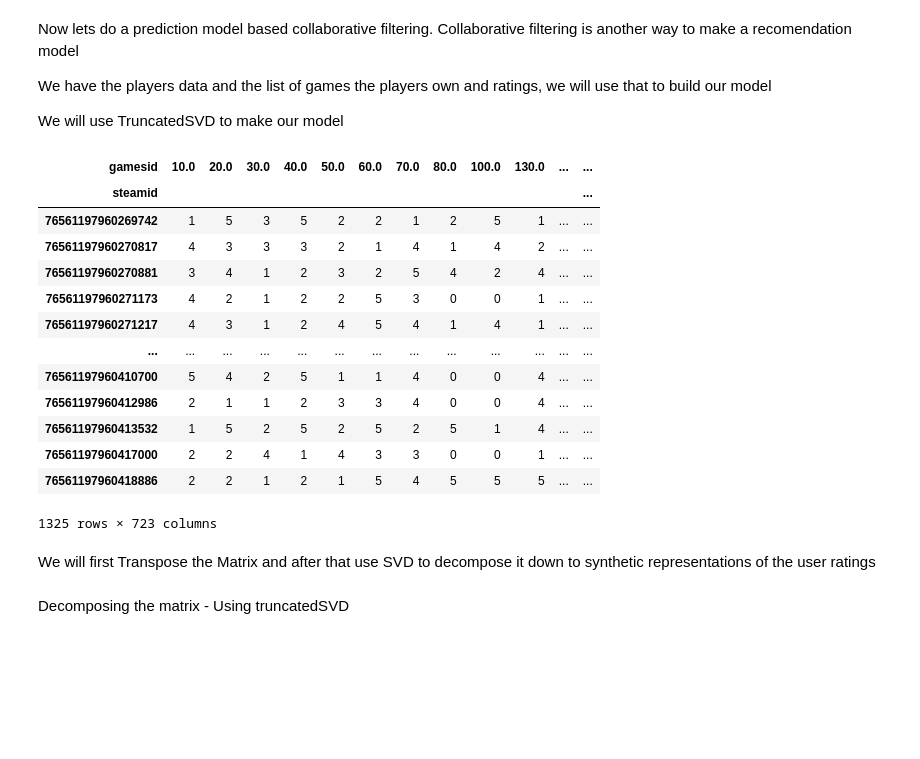
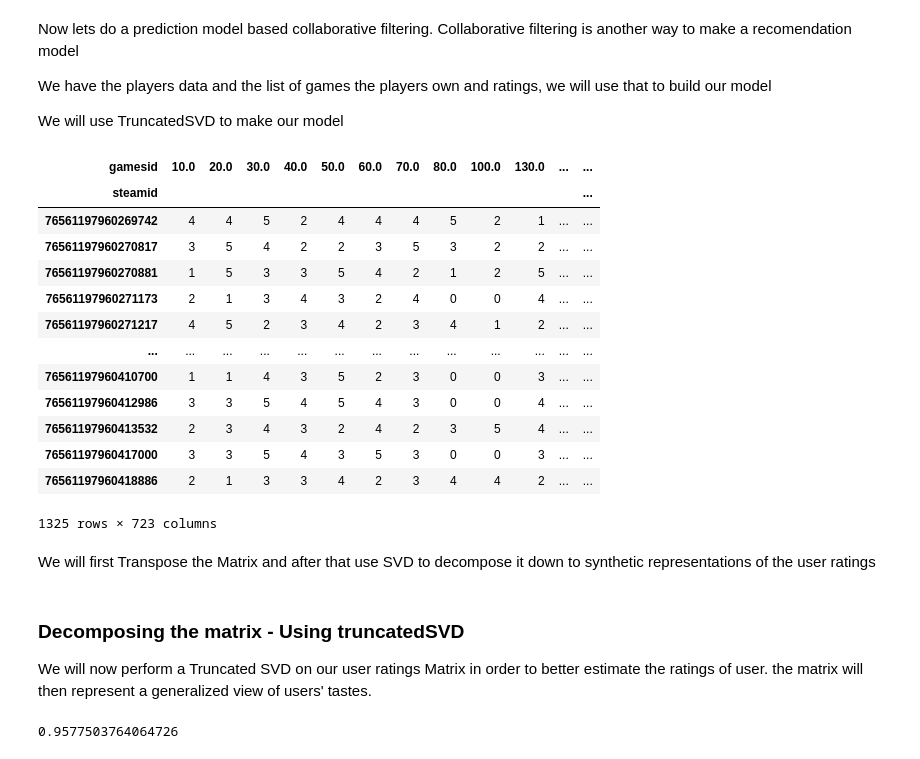
Before and after one commit to bryan9898/1015, a Jupyter notebook: Main/GameRec.ipynb, the cells around one changed output. Drawn from its saved outputs; the diff is of its cells as text; code cells hidden in the pictures; blank space fills up the shorter version.

Commit message:
Using truncatedSVD to predict user's  game taste

```diff
--- a/Main/GameRec.ipynb
+++ b/Main/GameRec.ipynb
@@ -129,32 +168,37 @@ We will use TruncatedSVD to make our model
 # %%
-userData = pd.read_csv("../SteamUserData/PlayerGames_Cleaned.csv")
-
+userData = pd.read_csv("../SteamUserData/PlayerGames.csv")
 
 rating_crosstab = userData.pivot_table(values='rating', index='steamid', columns='gamesid', fill_value=0)
 rating_crosstab
 # %% [output]
 | gamesid | 10.0 | 20.0 | 30.0 | 40.0 | 50.0 | 60.0 | 70.0 | 80.0 | 100.0 | 130.0 | ... | ... |
 | steamid |  |  |  |  |  |  |  |  |  |  |  | ... |
-| 76561197960269742 | 1 | 5 | 3 | 5 | 2 | 2 | 1 | 2 | 5 | 1 | ... | ... |
-| 76561197960270817 | 4 | 3 | 3 | 3 | 2 | 1 | 4 | 1 | 4 | 2 | ... | ... |
-| 76561197960270881 | 3 | 4 | 1 | 2 | 3 | 2 | 5 | 4 | 2 | 4 | ... | ... |
-| 76561197960271173 | 4 | 2 | 1 | 2 | 2 | 5 | 3 | 0 | 0 | 1 | ... | ... |
-| 76561197960271217 | 4 | 3 | 1 | 2 | 4 | 5 | 4 | 1 | 4 | 1 | ... | ... |
+| 76561197960269742 | 4 | 4 | 5 | 2 | 4 | 4 | 4 | 5 | 2 | 1 | ... | ... |
+| 76561197960270817 | 3 | 5 | 4 | 2 | 2 | 3 | 5 | 3 | 2 | 2 | ... | ... |
+| 76561197960270881 | 1 | 5 | 3 | 3 | 5 | 4 | 2 | 1 | 2 | 5 | ... | ... |
+| 76561197960271173 | 2 | 1 | 3 | 4 | 3 | 2 | 4 | 0 | 0 | 4 | ... | ... |
+| 76561197960271217 | 4 | 5 | 2 | 3 | 4 | 2 | 3 | 4 | 1 | 2 | ... | ... |
 | ... | ... | ... | ... | ... | ... | ... | ... | ... | ... | ... | ... | ... |
-| 76561197960410700 | 5 | 4 | 2 | 5 | 1 | 1 | 4 | 0 | 0 | 4 | ... | ... |
-| 76561197960412986 | 2 | 1 | 1 | 2 | 3 | 3 | 4 | 0 | 0 | 4 | ... | ... |
-| 76561197960413532 | 1 | 5 | 2 | 5 | 2 | 5 | 2 | 5 | 1 | 4 | ... | ... |
-| 76561197960417000 | 2 | 2 | 4 | 1 | 4 | 3 | 3 | 0 | 0 | 1 | ... | ... |
-| 76561197960418886 | 2 | 2 | 1 | 2 | 1 | 5 | 4 | 5 | 5 | 5 | ... | ... |
+| 76561197960410700 | 1 | 1 | 4 | 3 | 5 | 2 | 3 | 0 | 0 | 3 | ... | ... |
+| 76561197960412986 | 3 | 3 | 5 | 4 | 5 | 4 | 3 | 0 | 0 | 4 | ... | ... |
+| 76561197960413532 | 2 | 3 | 4 | 3 | 2 | 4 | 2 | 3 | 5 | 4 | ... | ... |
+| 76561197960417000 | 3 | 3 | 5 | 4 | 3 | 5 | 3 | 0 | 0 | 3 | ... | ... |
+| 76561197960418886 | 2 | 1 | 3 | 3 | 4 | 2 | 3 | 4 | 4 | 2 | ... | ... |
 1325 rows × 723 columns
 # %% [markdown]
 We will first Transpose the Matrix and after that use SVD to decompose it down to synthetic representations of the user ratings
 # %%
 X = rating_crosstab.T
-# %% [markdown]
-Decomposing the matrix - Using truncatedSVD
+# %% [markdown]
+### Decomposing the matrix - Using truncatedSVD
+
+We will now perform a Truncated SVD on our user ratings Matrix in order to better estimate the ratings of user. the matrix will then represent a generalized view of users' tastes.
 # %%
 from sklearn.decomposition import TruncatedSVD
 
-SVD = TruncatedSVD(n_components=12, random_state=17)
-resultant_matrix = SVD.fit_transform(X)
+SVD = TruncatedSVD(n_components=400)
+#SVD.fit(X)
+result_matrix = SVD.fit_transform(X)
+sum(SVD.explained_variance_ratio_)
+# %% [output]
+0.9577503764064726
```
Also changed, not shown: parts of 13 cells of this notebook, 2 other files.
